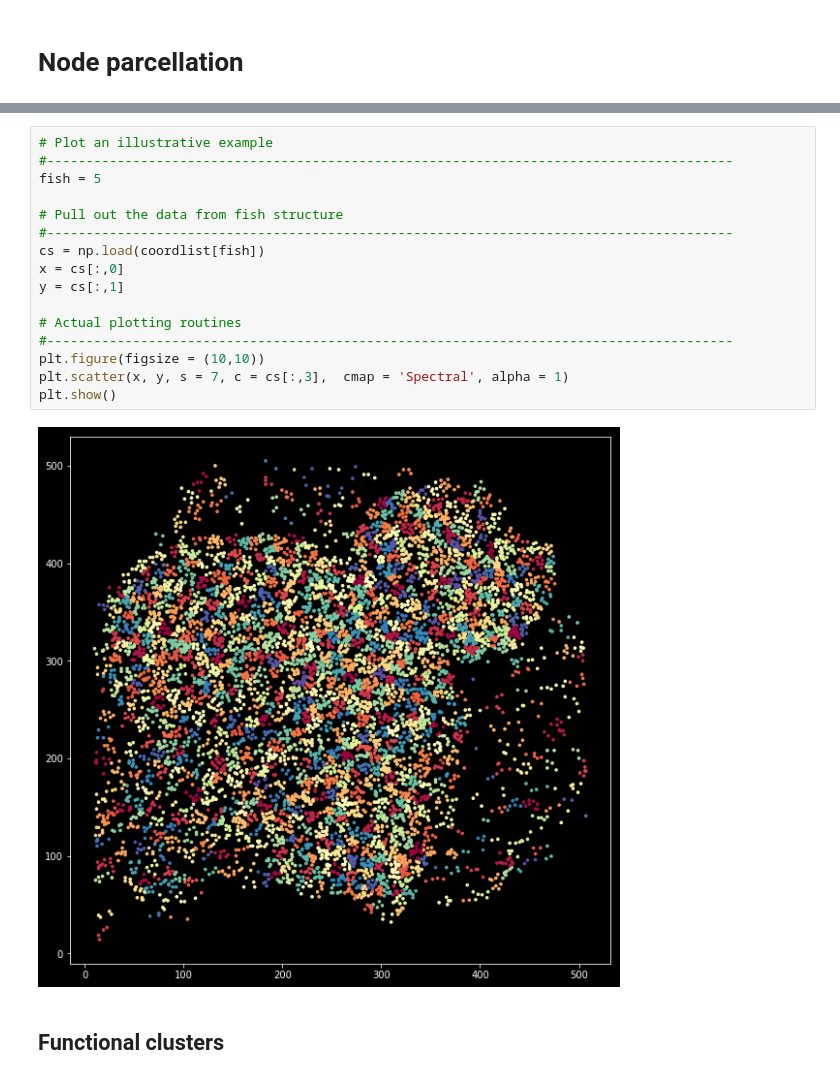
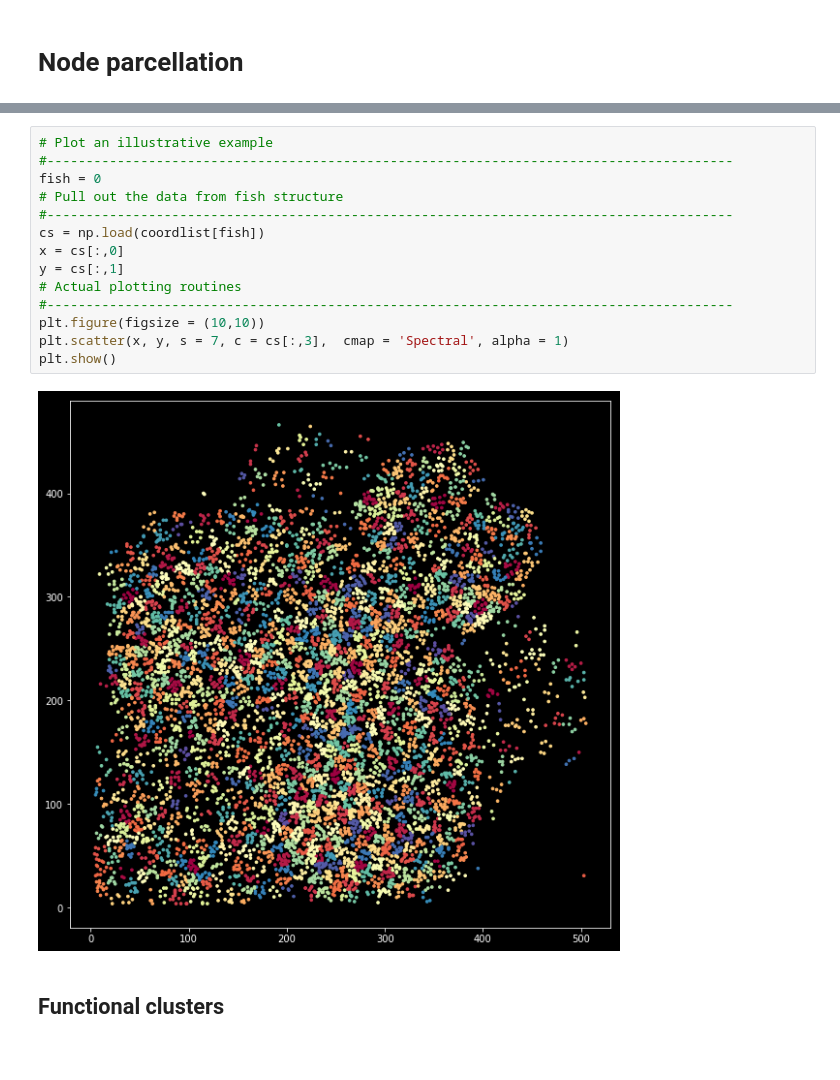
Before and after one commit to dafishcode/suite2p_analysis_py, a Jupyter notebook: network.ipynb, the cells around one changed output, grey strips where cells are left out. Cells and saved outputs as stored; diff of their text form.

```diff
--- a/network.ipynb
+++ b/network.ipynb
@@ -43,21 +60,19 @@ kmeans = netfn.spacek(coordlist, Fdrop, experiment, mcc = 10)
 # %%
 # Plot an illustrative example
 #----------------------------------------------------------------------------------------
-fish = 5
-
+fish = 0
 # Pull out the data from fish structure
 #----------------------------------------------------------------------------------------
 cs = np.load(coordlist[fish])
 x = cs[:,0]
 y = cs[:,1]
-
 # Actual plotting routines
 #----------------------------------------------------------------------------------------
 plt.figure(figsize = (10,10))
 plt.scatter(x, y, s = 7, c = cs[:,3],  cmap = 'Spectral', alpha = 1)
 plt.show()
 # %% [output]
-[figure, old version]
+[figure, new version]
 # %% [markdown]
 ## Functional clusters
 # %%
```
Also changed, not shown: parts of 22 cells of this notebook, 4 other files.
